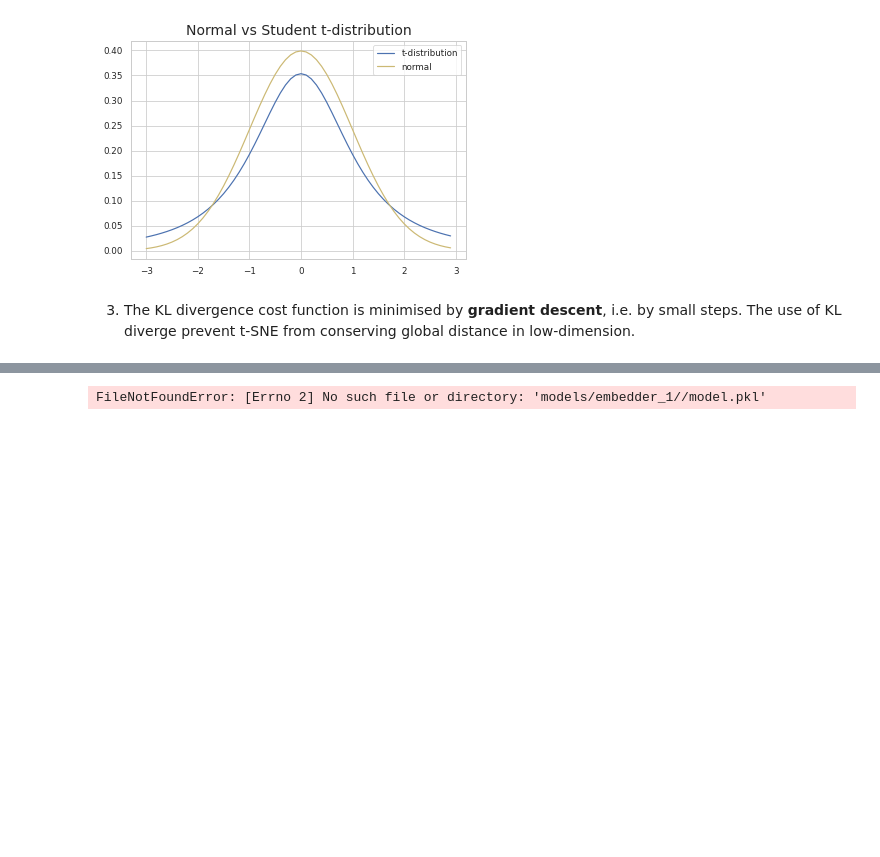
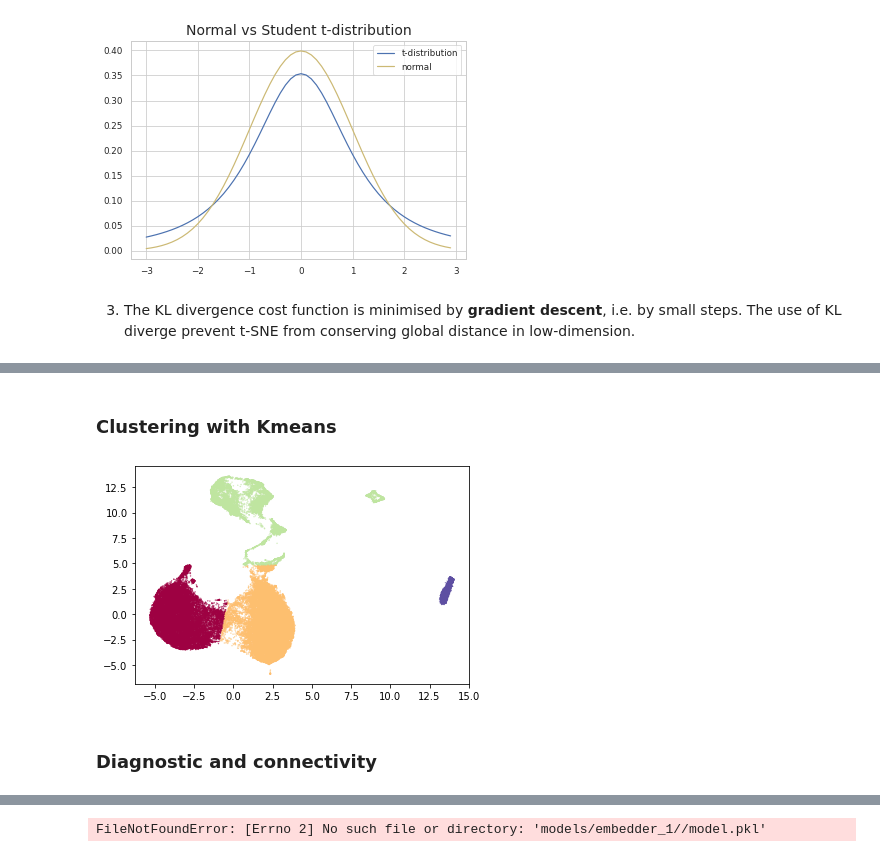
Before and after one commit to Marie-anneMawhin/blog, a Jupyter notebook: _notebooks/2021-01-29-parametric_UMAP_blog.ipynb, the cells around one changed output, grey strips where cells are left out. Saved outputs shown, nothing was run; the diff lists cells and outputs as text; code cells hidden in the pictures; blank space fills up the shorter version.

Commit message:
updated UMAP

```diff
--- a/_notebooks/2021-01-29-parametric_UMAP_blog.ipynb
+++ b/_notebooks/2021-01-29-parametric_UMAP_blog.ipynb
@@ -99,0 +207,3 @@ For simple and visual explanation, I would recommend [StatQuest](https://www.you
+# %%
+gates = pd.DataFrame(fks_fj.get_gating_results('group', 'sample')._raw_results).loc['events'] #where sample is your sample's name ◔‿◔
+gates = pd.DataFrame(gates.droplevel(1)).transpose()
@@ -99,0 +212,4 @@ For simple and visual explanation, I would recommend [StatQuest](https://www.you
+# %%
+gated = pd.DataFrame()
+for col in gates.columns:
+    gated[col] = gates[col].explode(ignore_index=True)
@@ -100,11 +244,7 @@ For simple and visual explanation, I would recommend [StatQuest](https://www.you
 # %%
 #hide
-### Remove unused columns and select features
-data = pd.read_csv('../../Figure article/UMAP/data/merged_sham_nx_leuko.csv')
-
-#Only the leukocytes populations was selected for analysis so L/D staining was not included. Width was choosen for cell morphology as it is independent of the PMT.
-
-leuko = data.copy()
+data = pd.read_csv('../../Figure article/UMAP/data/merged_sham_nx.csv')
+leuko = data[data.leukocytes].reset_index(drop=True)
 leuko.drop(['Unnamed: 0','Singlets 1', 'Singlets 2', 'live', 'cells'], axis=1, inplace=True)
 
 for col in ['R1_', 'R2_', 'R3', 'R4', 'PMNs', 'LIN+', 'CCR2+_']:
@@ -117,14 +257,11 @@ leuko.loc[leuko['subtype'] == '', 'subtype'] = 'leukocytes'
 leuko.loc[leuko['subtype'] == 'R2_R4', 'subtype'] = 'R2'
 leuko.subtype = leuko.subtype.str.strip('_')
 
-leuko['subtype'] = pd.Categorical(leuko.subtype,
-                                  ordered=True,
-                                  categories=['R1', 'R2', 'R3', 'R4', 'CCR2+',
-                                              'PMNs', 'LIN+', 'leukocytes']
-
-)
+leuko['subtype'] = pd.Categorical(leuko.subtype)
 
 features = leuko[['FSC-W_', 'SSC-W_', 'BV421-A_Lin',
                                       'BV510-A_Ly6C', 'FITC-A_F4/80', 'BV605-A_Ly6G', 'PE-Cy7-A_CD11b',
                                       'BV 785-A_CD45', 'APC-A_MHCII',
                                       'PE-A_CCR2']]
+
+umap_data = np.arcsinh(features.values / 150.0).astype(np.float32, order='C')
@@ -130,0 +306,16 @@ features = leuko[['FSC-W_', 'SSC-W_', 'BV421-A_Lin',
+# %% [markdown]
+### Clustering with Kmeans
+# %%
+clusterable_embedding = umap.UMAP(
+    n_neighbors=30,
+    min_dist=0.0,
+    n_components=2,
+    random_state=42,
+).fit_transform(umap_data)
+# %%
+kmeans_labels = cluster.KMeans(n_clusters=4).fit_predict(clusterable_embedding)
+plt.scatter(clusterable_embedding[:, 0], clusterable_embedding[:, 1], c=kmeans_labels, s=0.1, cmap='Spectral');
+# %% [output]
+[figure, added]
+# %% [markdown]
+### Diagnostic and connectivity
```
Also changed, not shown: parts of 52 cells of this notebook, 1 other file.
